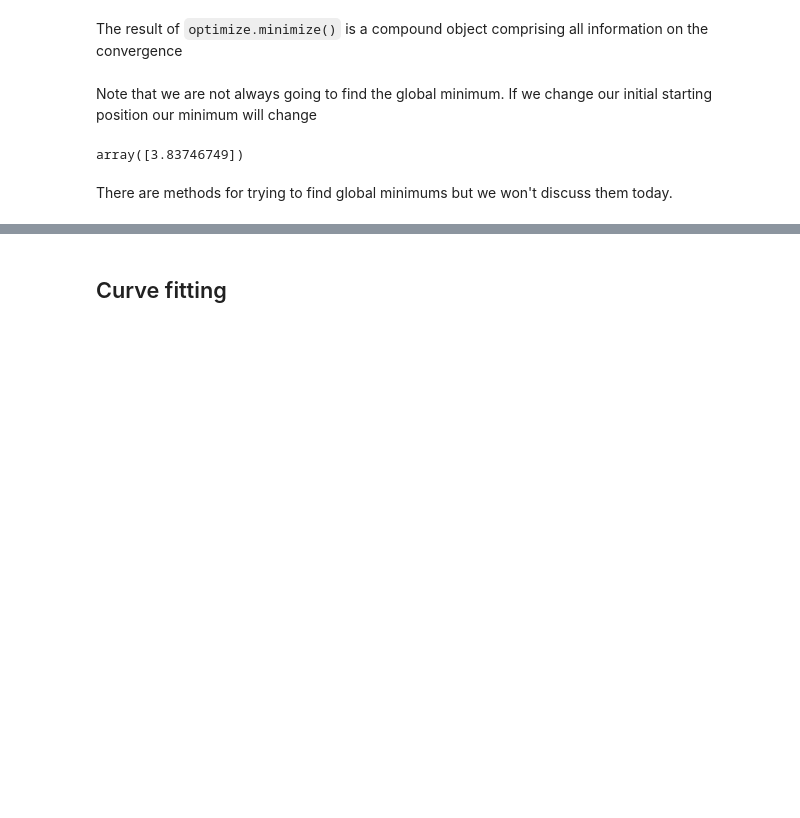
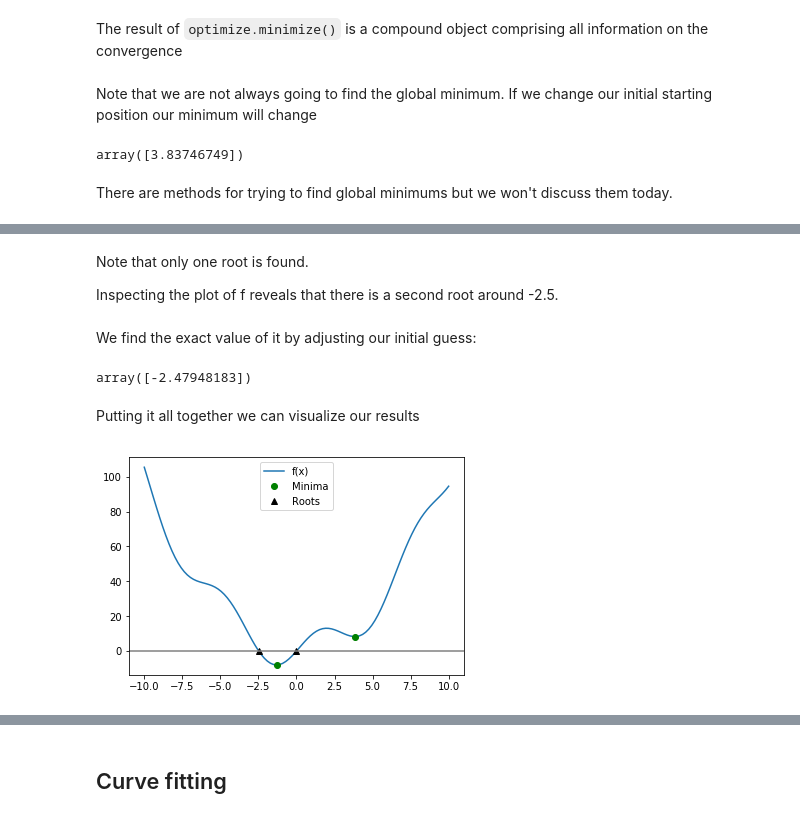
Before and after one commit to eitanlees/ISC-3313, a Jupyter notebook: Lectures/Week-10/20-Scipy-Cont.ipynb, the cells around one changed output, grey strips where cells are left out. Saved outputs shown, nothing was run; the diff lists cells and outputs as text; code cells hidden in the pictures; blank space fills up the shorter version.

```diff
--- a/Lectures/Week-10/20-Scipy-Cont.ipynb
+++ b/Lectures/Week-10/20-Scipy-Cont.ipynb
@@ -198,8 +236,8 @@ This function has a global minimum around -1.3 and a local minimum around 3.8.
 # %% [markdown]
 Searching for minimum can be done with `optimize.minimize()`, given a starting point x0, it returns the location of the minimum that it has found:
 # %%
-result = optimize.minimize(f, x0=-4)
-result
+result1 = optimize.minimize(f, x0=-4)
+result1
 # %% [output]
       fun: -7.945823375615279
  hess_inv: array([[0.08579961]])
@@ -216,8 +254,8 @@ The result of `optimize.minimize()` is a compound object comprising all informat
 # %% [markdown]
 Note that we are not always going to find the global minimum. If we change our initial starting position our minimum will change
 # %%
-result = optimize.minimize(f, x0=4)
-result['x']
+result2 = optimize.minimize(f, x0=4)
+result2['x']
 # %% [output]
 array([3.83746749])
 # %% [markdown]
@@ -226,0 +267,3 @@ There are methods for trying to find global minimums but we won't discuss them t
+# %%
+root = optimize.root(f, x0=1)  # our initial guess is 1
+root    # The full result
@@ -226,0 +280,25 @@ There are methods for trying to find global minimums but we won't discuss them t
+# %% [markdown]
+Note that only one root is found.
+
+Inspecting the plot of f reveals that there is a second root around -2.5.
+# %% [markdown]
+We find the exact value of it by adjusting our initial guess:
+# %%
+root2 = optimize.root(f, x0=-2.5)
+root2.x
+# %% [output]
+array([-2.47948183])
+# %% [markdown]
+Putting it all together we can visualize our results
+# %%
+mins = np.array([result1['x'],  result2['x']])
+
+plt.plot(x, f(x), label='f(x)')
+plt.plot(mins[0], f(mins[0]), 'go', label='Minima')
+plt.plot(mins[1], f(mins[1]), 'go')
+plt.plot(root.x, f(root.x), 'k^', label='Roots')
+plt.plot(root2.x, f(root2.x), 'k^')
+plt.axhline(0, color='gray')
+plt.legend();
+# %% [output]
+[figure, added]
```
Also changed, not shown: parts of 48 cells of this notebook.
